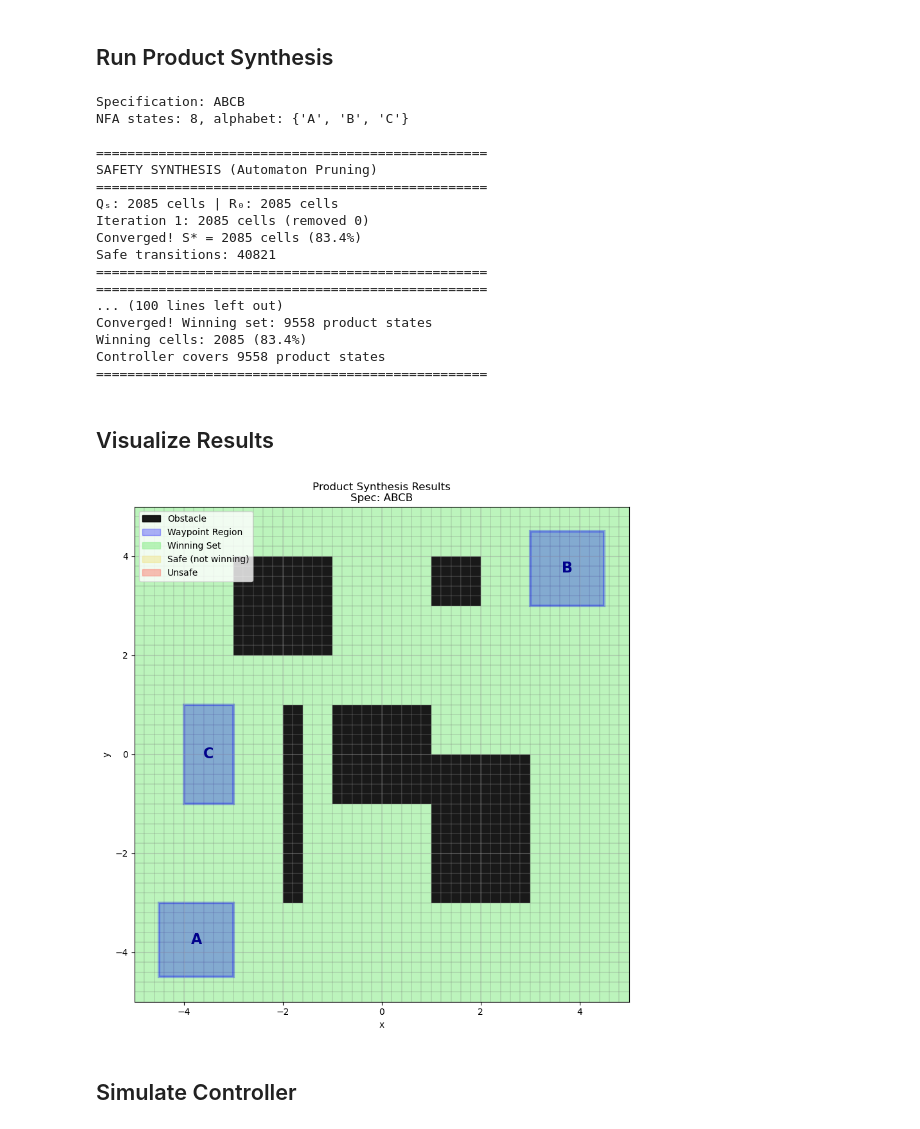
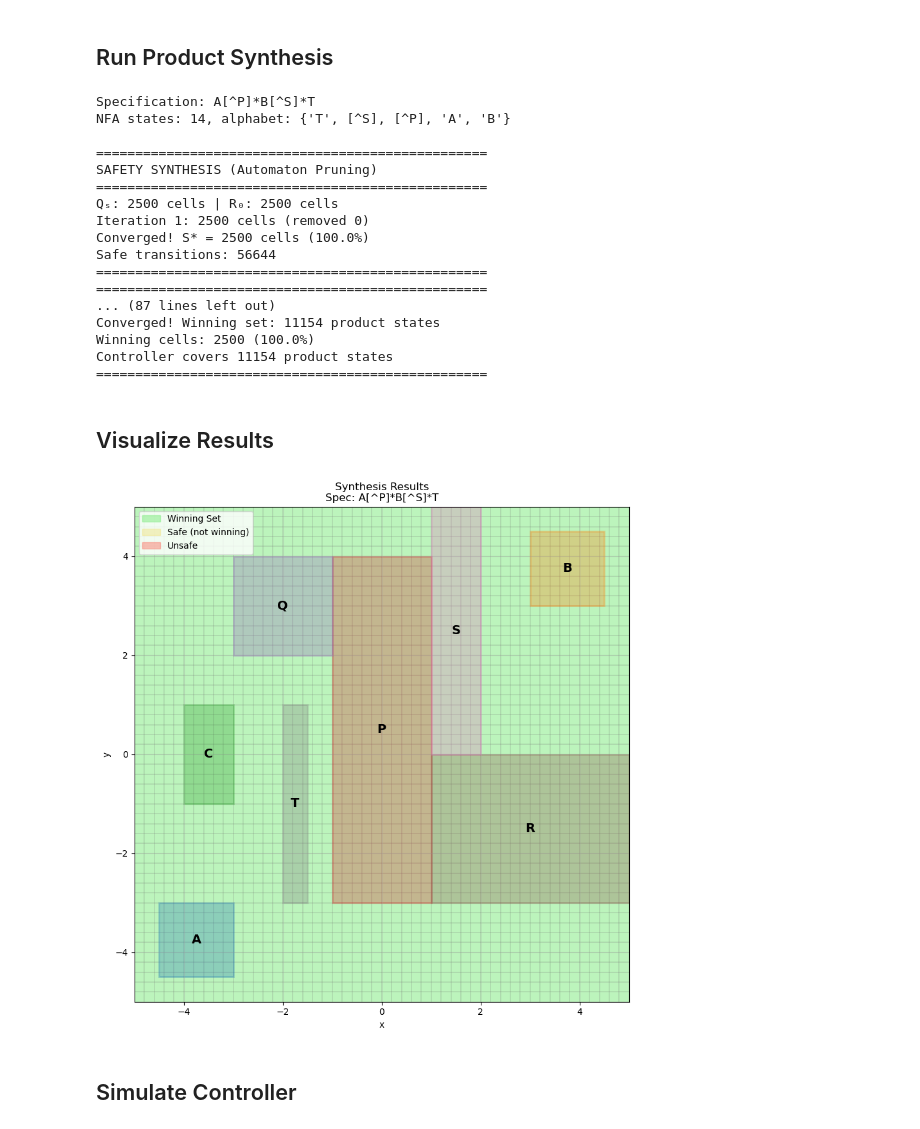
Before and after one commit to mahmoudmaftah/Robotics-project, a Jupyter notebook: symbolic_ilyashakkou/test_product_synthesis.ipynb, the cells around one changed output. Saved outputs shown, nothing was run; the diff lists cells and outputs as text; code cells hidden in the pictures.

```diff
--- a/symbolic_ilyashakkou/test_product_synthesis.ipynb
+++ b/symbolic_ilyashakkou/test_product_synthesis.ipynb
@@ -95,37 +92,43 @@ Total transitions: 62500
 ## Run Product Synthesis
 # %%
 # Create product synthesis and run
+# NOTE: obstacles are now specified in the regex via [^...] syntax
 synth = ProductSynthesis(
     abstraction=abstraction,
-    obstacles=obstacle_names,
     regions=regions,
     spec=spec
 )
 
 winning_set = synth.run(verbose=True)
 # %% [output]
-Specification: ABCB
-NFA states: 8, alphabet: {'A', 'B', 'C'}
+Specification: A[^P]*B[^S]*T
+NFA states: 14, alphabet: {'T', [^S], [^P], 'A', 'B'}
 
 ==================================================
 SAFETY SYNTHESIS (Automaton Pruning)
 ==================================================
-Qₛ: 2085 cells | R₀: 2085 cells
-Iteration 1: 2085 cells (removed 0)
-Converged! S* = 2085 cells (83.4%)
-Safe transitions: 40821
+Qₛ: 2500 cells | R₀: 2500 cells
+Iteration 1: 2500 cells (removed 0)
+Converged! S* = 2500 cells (100.0%)
+Safe transitions: 56644
 ==================================================
 ==================================================
-... (100 lines left out)
-Converged! Winning set: 9558 product states
-Winning cells: 2085 (83.4%)
-Controller covers 9558 product states
+... (87 lines left out)
+Converged! Winning set: 11154 product states
+Winning cells: 2500 (100.0%)
+Controller covers 11154 product states
 ==================================================
 # %% [markdown]
 ## Visualize Results
 # %%
-def visualize_product_synthesis(synth, ax=None, title="Product Synthesis Results"):
-    """Visualize the product synthesis results."""
+def visualize_synthesis(synth, ax=None, title="Synthesis Results"):
+    """Visualize the synthesis results.
+
+    Args:
+        synth: ProductSynthesis instance
+        ax: matplotlib axes (optional)
+        title: Plot title
+    """
     if ax is None:
         fig, ax = plt.subplots(figsize=(10, 10))
 
@@ -143,11 +146,7 @@ def visualize_product_synthesis(synth, ax=None, title="Product Synthesis Results
             x = abst.state_bounds[0, 0] + i * abst.eta
             y = abst.state_bounds[1, 0] + j * abst.eta
 
-            # Determine color
-            if cell_idx in synth.obstacle_cells:
-                color = 'black'
-                alpha = 0.9
-            elif cell_idx in winning_cells:
+            if cell_idx in winning_cells:
                 color = 'lightgreen'
                 alpha = 0.6
             elif cell_idx in safe_cells:
@@ -159,51 +158,50 @@ def visualize_product_synthesis(synth, ax=None, title="Product Synthesis Results
 
             rect = mpatches.Rectangle(
                 (x, y), abst.eta, abst.eta,
                 linewidth=0.3, edgecolor='gray',
                 facecolor=color, alpha=alpha
             )
             ax.add_patch(rect)
 
-    # Draw named regions
-    for name, bounds in synth.regions.items():
-        if name not in synth.obstacle_names:
-            rect = mpatches.Rectangle(
-                (bounds[0], bounds[2]), bounds[1] - bounds[0], bounds[3] - bounds[2],
-                linewidth=3, edgecolor='blue', facecolor='blue', alpha=0.3
-            )
-            ax.add_patch(rect)
-            ax.text(
-                (bounds[0] + bounds[1]) / 2,
-                (bounds[2] + bounds[3]) / 2,
-                name, fontsize=16, fontweight='bold',
-                ha='center', va='center', color='darkblue'
-            )
+    # Draw all named regions
+    colors = plt.cm.tab10.colors
+    for i, (name, bounds) in enumerate(synth.regions.items()):
+        color = colors[i % len(colors)]
+        rect = mpatches.Rectangle(
+            (bounds[0], bounds[2]), bounds[1] - bounds[0], bounds[3] - bounds[2],
+            linewidth=2, edgecolor=color, facecolor=color, alpha=0.3
+        )
+        ax.add_patch(rect)
+        ax.text(
+            (bounds[0] + bounds[1]) / 2,
+            (bounds[2] + bounds[3]) / 2,
+            name, fontsize=14, fontweight='bold',
+            ha='center', va='center', color='black'
+        )
 
     # Legend
     legend_patches = [
-        mpatches.Patch(color='black', alpha=0.9, label='Obstacle'),
-        mpatches.Patch(color='blue', alpha=0.3, label='Waypoint Region'),
         mpatches.Patch(color='lightgreen', alpha=0.6, label='Winning Set'),
         mpatches.Patch(color='khaki', alpha=0.5, label='Safe (not winning)'),
         mpatches.Patch(color='salmon', alpha=0.5, label='Unsafe'),
     ]
     ax.legend(handles=legend_patches, loc='upper left')
 
     ax.set_xlim(abst.state_bounds[0, 0], abst.state_bounds[0, 1])
     ax.set_ylim(abst.state_bounds[1, 0], abst.state_bounds[1, 1])
     ax.set_aspect('equal')
     ax.set_xlabel('x')
     ax.set_ylabel('y')
     ax.set_title(f"{title}\nSpec: {synth.spec}")
     ax.grid(True, alpha=0.3)
 
     return ax
 
 fig, ax = plt.subplots(figsize=(10, 10))
-visualize_product_synthesis(synth, ax)
+visualize_synthesis(synth, ax=ax)
 plt.show()
 # %% [output]
-[figure, old version]
+[figure, new version]
 # %% [markdown]
 ## Simulate Controller
 # %%
```
Also changed, not shown: parts of 19 cells of this notebook, 7 other files.
